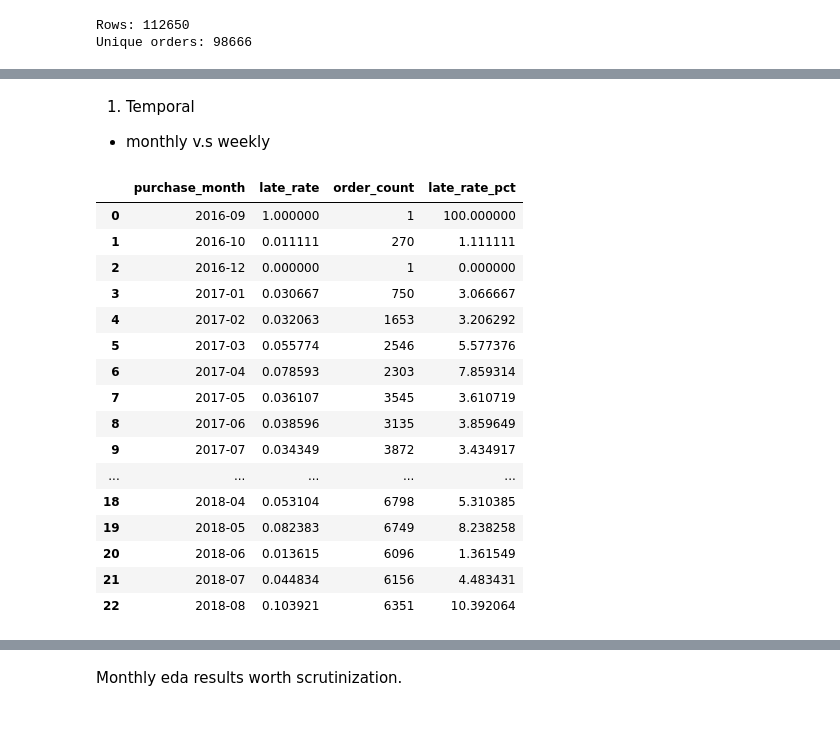
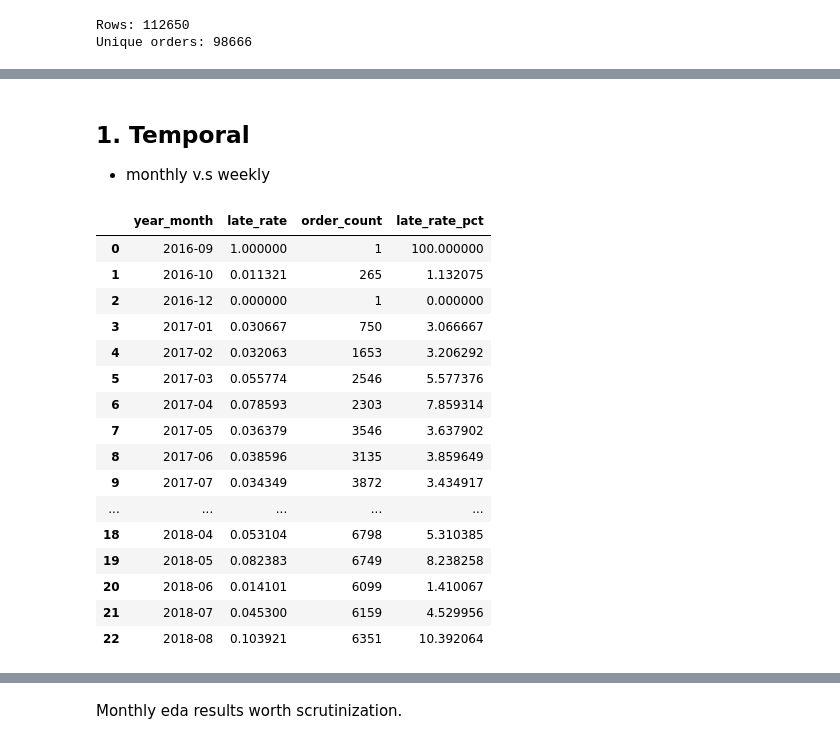
Before and after one commit to IT5006-Group9/IT5006-Group9-Olist-Project, a Jupyter notebook: notebooks/02_late_delivery_classification_eda.ipynb, the cells around one changed output, grey strips where cells are left out. Drawn from its saved outputs; the diff is of its cells as text; code cells hidden in the pictures.

```diff
--- a/notebooks/02_late_delivery_classification_eda.ipynb
+++ b/notebooks/02_late_delivery_classification_eda.ipynb
@@ -9,7 +13,7 @@ drive.mount('/content/drive')
 Mounted at /content/drive
 # %%
 consolidated = pd.read_csv(
-    '/content/drive/MyDrive/IT5006_Olist_Project/smartcommerce_consolidated.csv'
+    '/content/drive/MyDrive/IT5006_Olist_Project/smartcommerce_consolidated_v2.csv'
 )
 print(consolidated.shape)
 print(consolidated.columns.tolist())
@@ -72,3 +139,16 @@ Rearrange the data by order-level.
+# %%
+# Create an order-level view for delivery outcome analysis
+order_level = consolidated.drop_duplicates('order_id').copy()
+
+# Keep only successfully delivered orders
+delivered_orders = order_level[
+    order_level['order_status'] == 'delivered'
+].copy()
+
+# Define late delivery target using the v2 field
+delivered_orders['is_late'] = (
+    ~delivered_orders['is_on_time']
+).astype(int)
 # %%
 print(order_level.shape)
 # %% [output]
@@ -118,5 +190,5 @@ What features are related to late delivery? Test in order:
 4. Product category
 5. Item count
 # %% [markdown]
-1. Temporal
+## 1. Temporal
 *   monthly v.s weekly
@@ -126,33 +195,33 @@ delivered['purchase_weekday'] = delivered['purchase_time'].dt.day_name()
 # %%
 late_by_month = (
-    delivered.groupby('purchase_month')
+    delivered_orders.groupby('year_month')
     .agg(
         late_rate=('is_late', 'mean'),
         order_count=('order_id', 'count')
     )
     .reset_index()
 )
 
 late_by_month['late_rate_pct'] = late_by_month['late_rate'] * 100
 
 late_by_month
 # %% [output]
-|  | purchase_month | late_rate | order_count | late_rate_pct |
+|  | year_month | late_rate | order_count | late_rate_pct |
 | 0 | 2016-09 | 1.000000 | 1 | 100.000000 |
-| 1 | 2016-10 | 0.011111 | 270 | 1.111111 |
+| 1 | 2016-10 | 0.011321 | 265 | 1.132075 |
 | 2 | 2016-12 | 0.000000 | 1 | 0.000000 |
 | 3 | 2017-01 | 0.030667 | 750 | 3.066667 |
 | 4 | 2017-02 | 0.032063 | 1653 | 3.206292 |
 | 5 | 2017-03 | 0.055774 | 2546 | 5.577376 |
 | 6 | 2017-04 | 0.078593 | 2303 | 7.859314 |
-| 7 | 2017-05 | 0.036107 | 3545 | 3.610719 |
+| 7 | 2017-05 | 0.036379 | 3546 | 3.637902 |
 | 8 | 2017-06 | 0.038596 | 3135 | 3.859649 |
 | 9 | 2017-07 | 0.034349 | 3872 | 3.434917 |
 | ... | ... | ... | ... | ... |
 | 18 | 2018-04 | 0.053104 | 6798 | 5.310385 |
 | 19 | 2018-05 | 0.082383 | 6749 | 8.238258 |
-| 20 | 2018-06 | 0.013615 | 6096 | 1.361549 |
-| 21 | 2018-07 | 0.044834 | 6156 | 4.483431 |
+| 20 | 2018-06 | 0.014101 | 6099 | 1.410067 |
+| 21 | 2018-07 | 0.045300 | 6159 | 4.529956 |
 | 22 | 2018-08 | 0.103921 | 6351 | 10.392064 |
 # %%
 late_by_weekday = (
```
Also changed, not shown: parts of 100 cells of this notebook.
